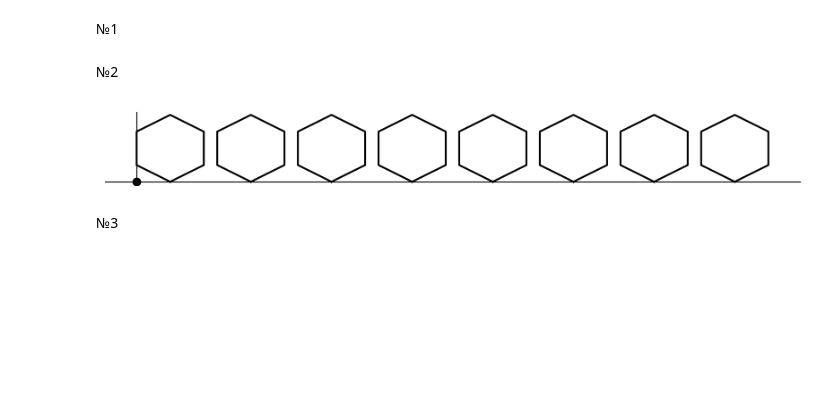
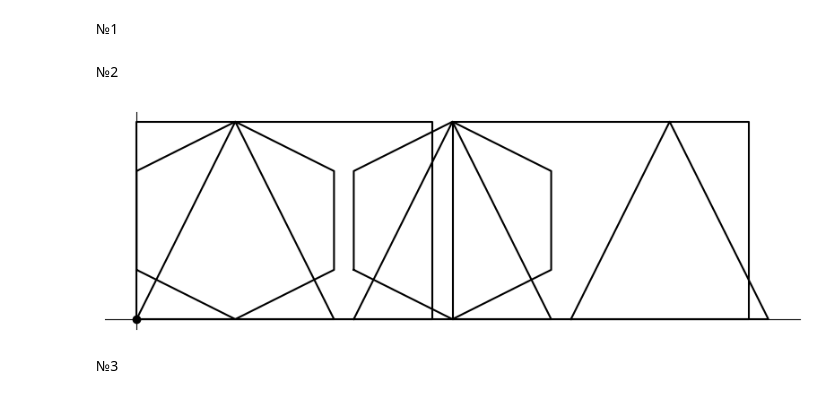
Before and after one commit to wtfgh/figurki, a Jupyter notebook: figurki.ipynb, the cells around one changed output. Drawn from its saved outputs; the diff is of its cells as text; code cells hidden in the pictures; blank space fills up the shorter version.

```diff
--- a/figurki.ipynb
+++ b/figurki.ipynb
@@ -15,44 +16,51 @@ def draw_a_sequence_of_shapes(axis, sequence):
 №2
 # %%
 
-def gen_rectangle(space_in_between, stopping_point):
+def gen_rectangle(space_in_between = 0.1):
     count = 0
-    while count != stopping_point:
+    while True:
         yield ((0 + count + count * space_in_between + 0.5 * count, 0), (1.5 + count + count * space_in_between + 0.5 * count, 0),
                (1.5 + count + count * space_in_between + 0.5 * count, 1), (0 + count + count * space_in_between + 0.5 * count, 1))
         count += 1
 
-def gen_triangle(space_in_between, stopping_point):
+def gen_triangle(space_in_between = 0.1):
     count = 0
-    while count != stopping_point:
+    while True:
         yield ((0 + count + count * space_in_between, 0), (1 + count + count * space_in_between, 0),
                (0.5 + count + count * space_in_between, 1))
         count += 1
 
-def gen_hexagon(space_in_between, stopping_point):
+def gen_hexagon(space_in_between = 0.1):
     count = 0
-    while count != stopping_point:
+    while True:
         yield ((0 + count + count * space_in_between, 0.25), (0.5 + count + count * space_in_between, 0),
                (1 + count + count * space_in_between, 0.25), (1 + count + count * space_in_between, 0.75),
                  (0.5 + count + count * space_in_between, 1), (0 + count + count * space_in_between, 0.75))
         count += 1
+
+def gen_concave_pentagon(space_in_between = 0.1):
+    count = 0
+    while True:
+        yield ((0.15 + count + count * space_in_between, 0), (0.85 + count + count * space_in_between, 0), (1 + count + count * space_in_between, 0.85),
+               (0.5 + count + count * space_in_between, 0.5), (0 + count + count * space_in_between, 0.85))
+        count += 1
 # %%
 fig, ax = plt.subplots(figsize = (10, 5))
 
 ax.spines['left'].set_position('zero')
 ax.spines['bottom'].set_position('zero')
 ax.spines['top'].set_visible(False)
 ax.spines['right'].set_visible(False)
 ax.set_xticks([])
 ax.set_yticks([])
 ax.scatter(0, 0, color = 'black')
 
-draw_a_sequence_of_shapes(ax, gen_hexagon(0.2, 8))
+draw_a_sequence_of_shapes(ax, itertools.chain(itertools.islice(gen_hexagon(), 2), itertools.islice(gen_rectangle(), 2), itertools.islice(gen_triangle(), 3)))
 
 ax.set_aspect('equal')
 plt.show()
 # %% [output]
-[figure, old version]
+[figure, new version]
 # %% [markdown]
 №3
 # %%
```
Also changed, not shown: parts of 55 cells of this notebook.
